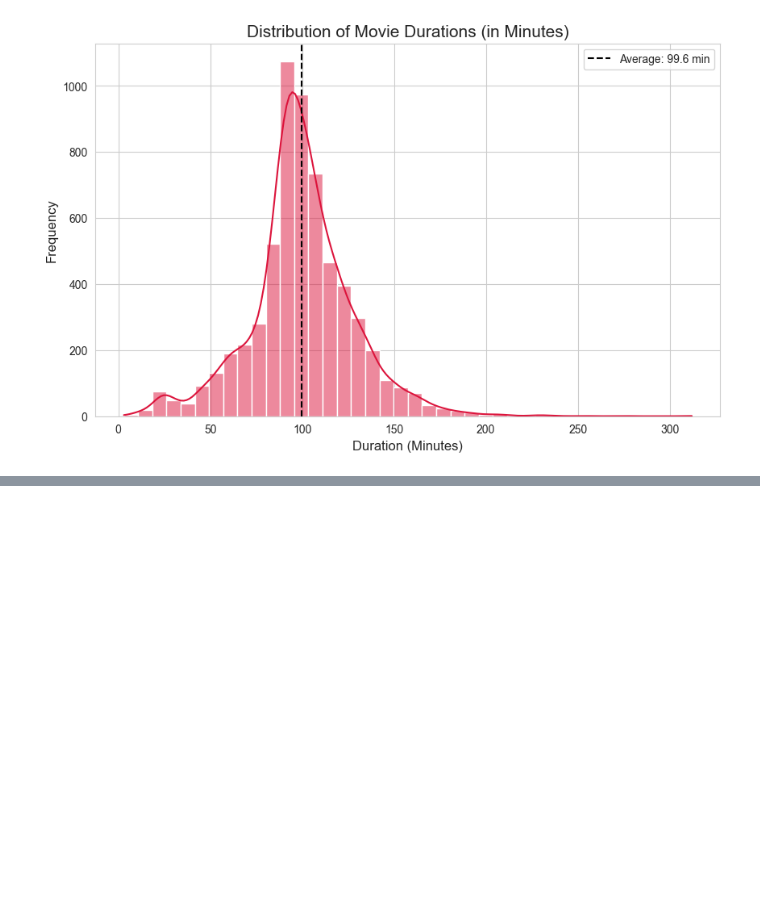
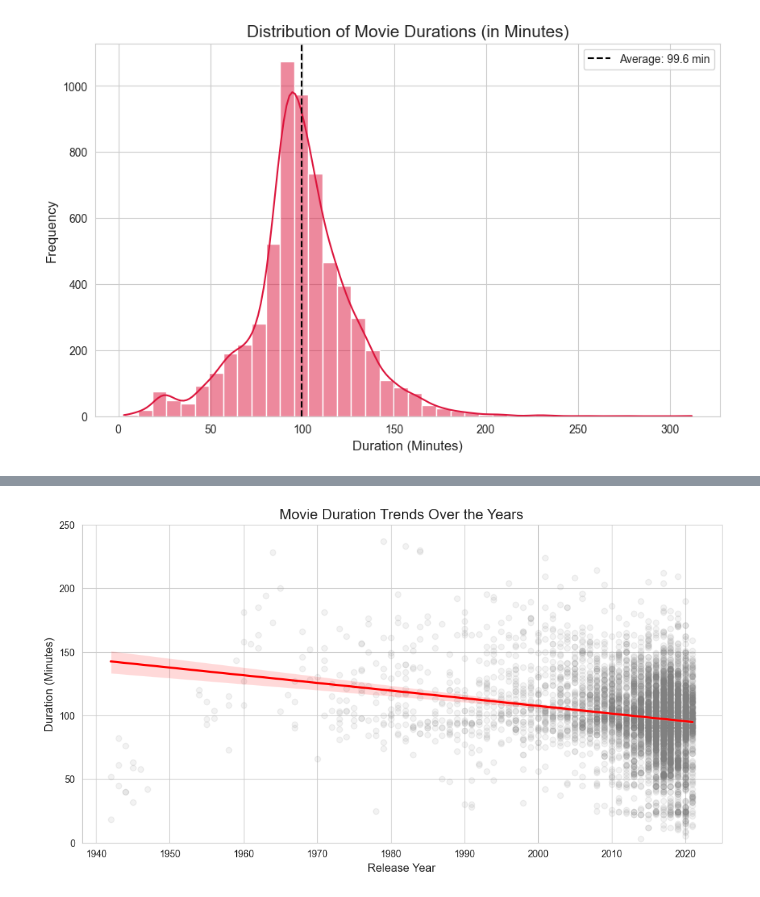
Before and after one commit to Janetjesy/Kaggle_netflix, a Jupyter notebook: netflix.ipynb, the cells around one changed output, grey strips where cells are left out. Cells and saved outputs as stored; diff of their text form; code cells hidden in the pictures; blank space fills up the shorter version.

```diff
--- a/netflix.ipynb
+++ b/netflix.ipynb
@@ -500,0 +524,19 @@ plt.show()
+# %%
+plt.figure(figsize=(12, 6))
+
+# Filter for Movies only
+movies_only = netflix_copy[netflix_copy['type'] == 'Movie']
+
+# Create a scatter plot with a "Trend Line" (Regplot)
+sns.regplot(data=movies_only, x='release_year', y='duration_num',
+            scatter_kws={'alpha':0.1, 'color':'gray'},
+            line_kws={'color':'red'})
+
+plt.title('Movie Duration Trends Over the Years', fontsize=15)
+plt.xlabel('Release Year', fontsize=12)
+plt.ylabel('Duration (Minutes)', fontsize=12)
+plt.ylim(0, 250) # Keep it focused on standard movie lengths
+
+plt.show()
+# %% [output]
+[figure, added]
```
Also changed, not shown: parts of 9 cells of this notebook.
